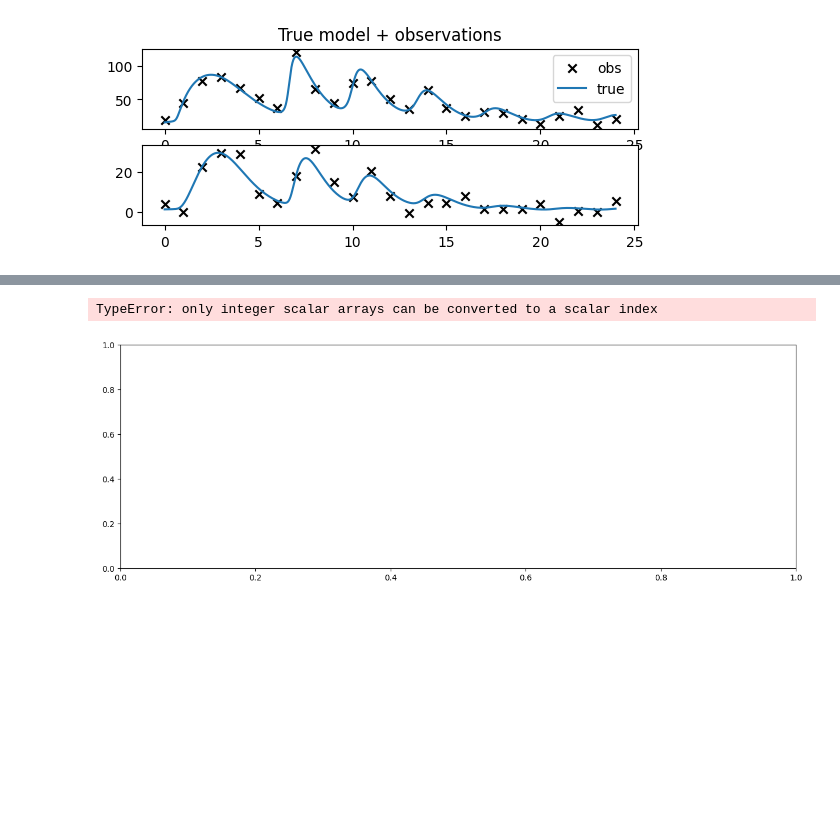
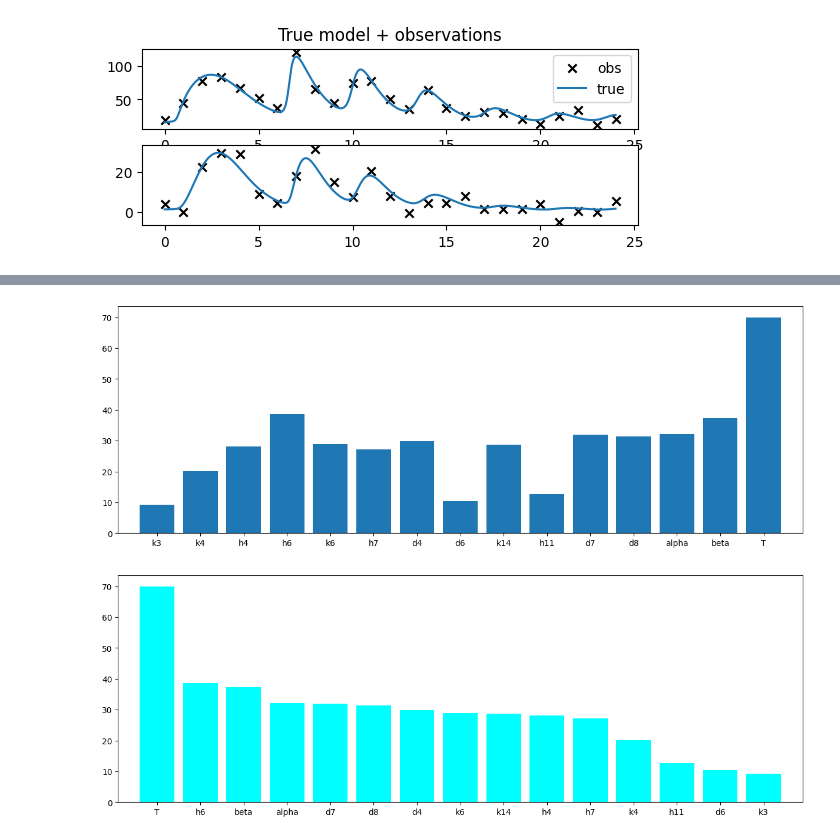
Before and after one commit to aayres22/ITIS_Analysis, a Jupyter notebook: OLS_Analysis.ipynb, the cells around one changed output, grey strips where cells are left out. Drawn from its saved outputs; the diff is of its cells as text; code cells hidden in the pictures; blank space fills up the shorter version.

Commit message:
Fixed sensitivity graphs to work with sorted selection

```diff
--- a/OLS_Analysis.ipynb
+++ b/OLS_Analysis.ipynb
@@ -216,36 +215,37 @@ for i in range(n_param):
 # %%
 #PLOTTING
 paramtitles = ['d1',
                'k1', 'k2', 'h1', 'h2', 'h3', 'd2',
                'k3', 'k4', 'h4', 'd3',
                'h5', 'h6', 'k5', 'k6', 'h7', 'd4',
                'b1', 'k7', 'h8', 'k8', 'h9', 'd5', 'h10',
                'b2', 'k9', 'k10', 'k11', 'd6',
                'k12', 'k13', 'k14', 'h11', 'd7',
                'k15', 'k16', 'd8',
                'alpha', 'k', 'beta', 'L', 'eps', 'delta', 'T', 'Nc']
 
 statetitles = ["Endotoxin", "Phagocytes", "TGF-B", "TNF-a", "IL-10", "CRH", "ACTH", "Cortisol"]
 statetitles_Short = ['endo', 'phag', 'TGFB', 'TNF', 'IL10', 'CRH', 'ACTH', 'cort']
 
 ##not working correctly becsuse of sort, fix
 fig, ax = plt.subplots(figsize = (15,5))
-ax.bar(paramtitles[param_ids],twonorms)
+selected_titles = [paramtitles[i] for i in param_ids]
+ax.bar(selected_titles,twonorms)
 plt.xlim(-0.9, len(param_ids) - 1 + 0.9)
 
 ##Plot in descending order
-data = sorted(zip(param_ids, twonorms), key=lambda v: v[1], reverse = True)
+data = sorted(zip(selected_titles, twonorms), key=lambda v: v[1], reverse = True)
 
 plt.figure(figsize=(15, 5))
 for (i, c) in data:  # unpack and plot each tuple in sorted order
     bars = plt.bar(i, c, align='center', color = 'cyan')
 plt.xlim(-0.9, len(param_ids) - 1 + 0.9)
 
 #plt.savefig("WLS_FIMSelection\\Sens_WLS_32.png")
 plt.show()
 # %% [output]
-TypeError: only integer scalar arrays can be converted to a scalar index
-[figure, old version]
+[figure, new version]
+[figure, added]
 # %%
 #Selected for D1 : ['d7', 'h6', 'd8', 'T', 'beta', 'h11', 'k3', 'd4', 'h7', 'k14', 'alpha', 'k4', 'd6', 'h4', 'k6']
 #Selected for D2 : ['h6', 'd7', 'd4', 'k3', 'd8', 'T', 'h11', 'beta', 'h7', 'k4', 'k14', 'k6', 'h4', 'k15']
```
Also changed, not shown: parts of 3 cells of this notebook, 1 other file.
